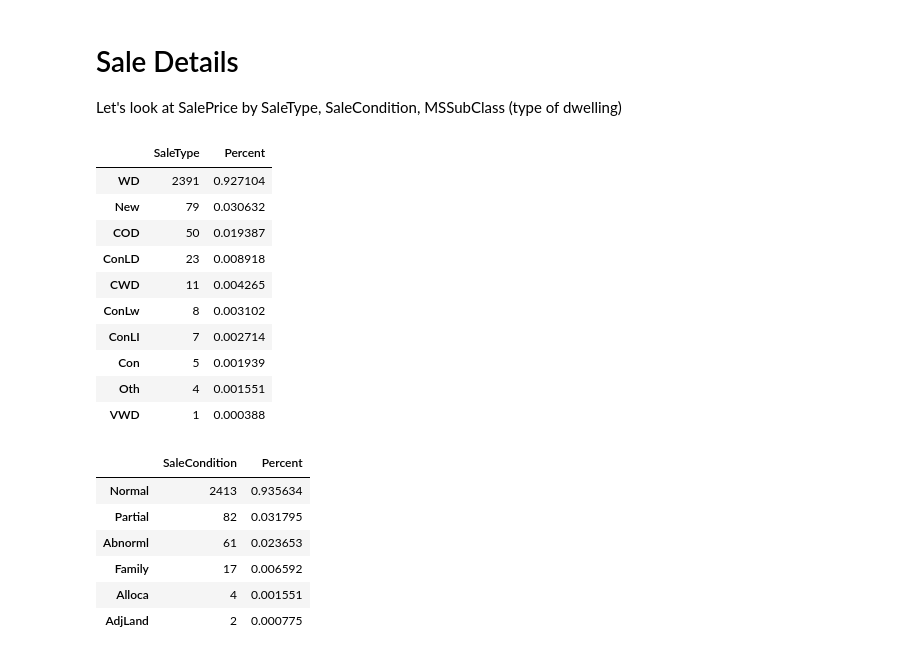
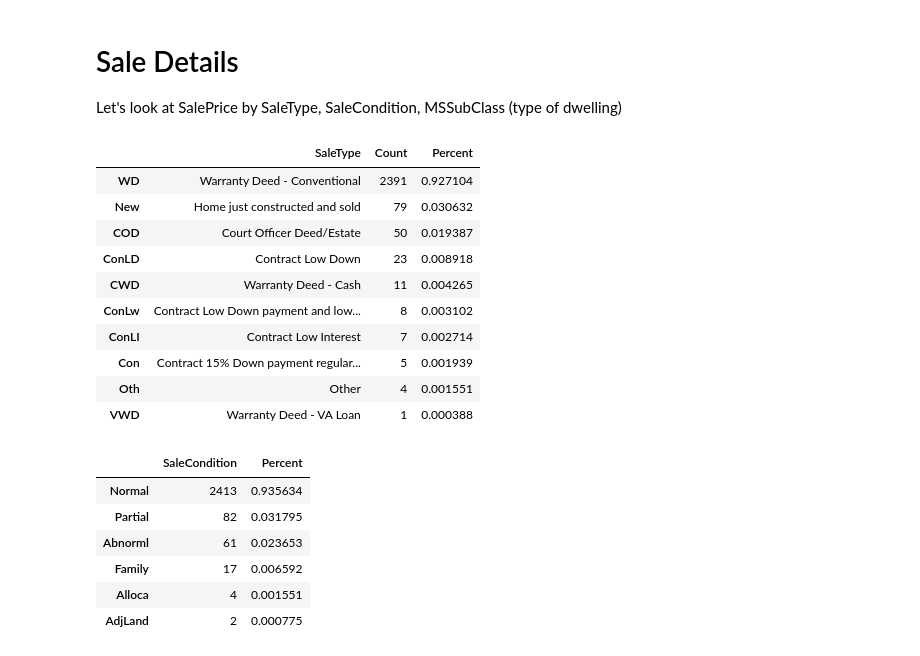
Before and after one commit to rishigoutam/ames-iowa, a Jupyter notebook: rishi/eda.ipynb, the cells around one changed output. Drawn from its saved outputs; the diff is of its cells as text; code cells hidden in the pictures.

Commit message:
Add SaleType labels

```diff
--- a/rishi/eda.ipynb
+++ b/rishi/eda.ipynb
@@ -129,20 +135,22 @@ plt.show()
 Let's look at SalePrice by SaleType, SaleCondition, MSSubClass (type of dwelling)
 # %%
 # We see that most SaleTypes are `WD` (Warranty Deed - Conventional)
-pd.concat([df.SaleType.value_counts(),
-           (df.SaleType.value_counts()/len(df)).rename("Percent")], axis=1)
+pd.concat([data_dict.SaleType,
+           df.SaleType.value_counts().rename("Count"),
+           (df.SaleType.value_counts()/len(df)).rename("Percent")], axis=1)\
+    .sort_values("Count", ascending=False)
 # %% [output]
-|  | SaleType | Percent |
-| WD | 2391 | 0.927104 |
-| New | 79 | 0.030632 |
-| COD | 50 | 0.019387 |
-| ConLD | 23 | 0.008918 |
-| CWD | 11 | 0.004265 |
-| ConLw | 8 | 0.003102 |
-| ConLI | 7 | 0.002714 |
-| Con | 5 | 0.001939 |
-| Oth | 4 | 0.001551 |
-| VWD | 1 | 0.000388 |
+|  | SaleType | Count | Percent |
+| WD | Warranty Deed - Conventional | 2391 | 0.927104 |
+| New | Home just constructed and sold | 79 | 0.030632 |
+| COD | Court Officer Deed/Estate | 50 | 0.019387 |
+| ConLD | Contract Low Down | 23 | 0.008918 |
+| CWD | Warranty Deed - Cash | 11 | 0.004265 |
+| ConLw | Contract Low Down payment and low... | 8 | 0.003102 |
+| ConLI | Contract Low Interest | 7 | 0.002714 |
+| Con | Contract 15% Down payment regular... | 5 | 0.001939 |
+| Oth | Other | 4 | 0.001551 |
+| VWD | Warranty Deed - VA Loan | 1 | 0.000388 |
 # %%
 # We see that most SaleCondition are `Normal`
 pd.concat([df.SaleCondition.value_counts(),
```
Also changed, not shown: parts of 1 cell of this notebook, 1 other file.
